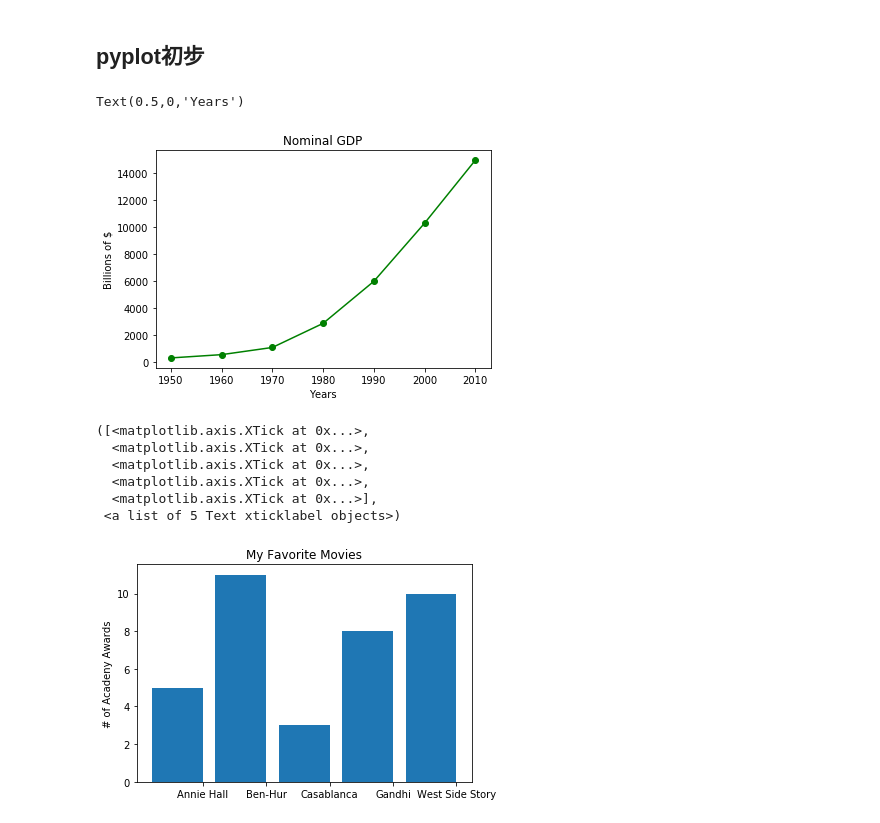
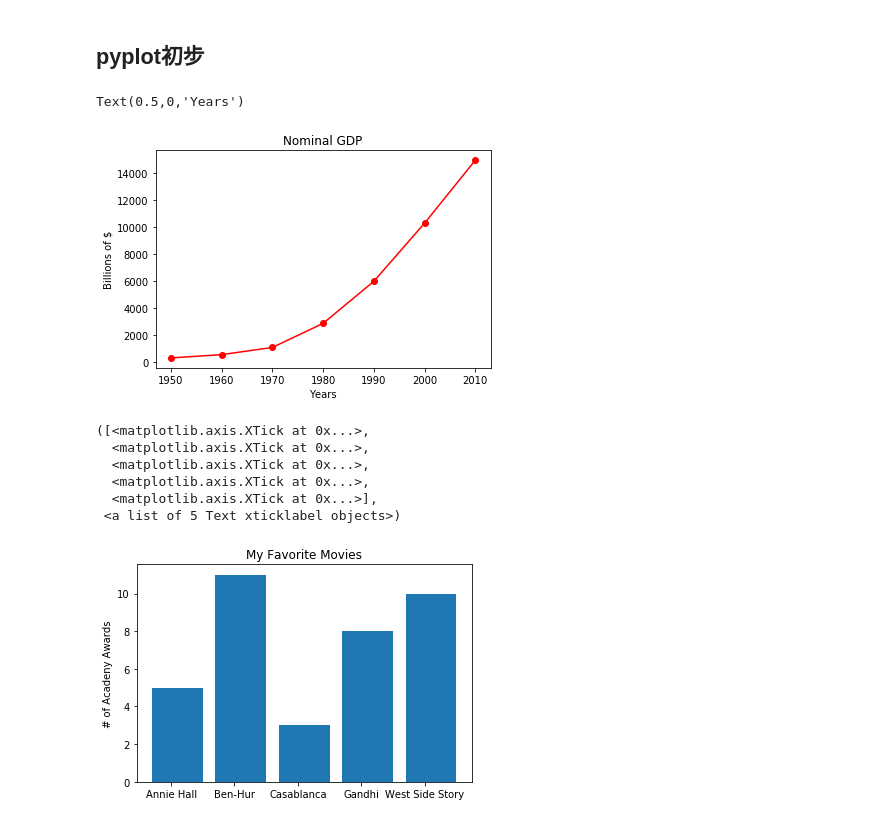
Before and after one commit to lqleon1214/data_analysis_test, a Jupyter notebook: chp7-matplotlib.ipynb, the cells around one changed output. Cells and saved outputs as stored; diff of their text form; code cells hidden in the pictures.

```diff
--- a/chp7-matplotlib.ipynb
+++ b/chp7-matplotlib.ipynb
@@ -15,31 +15,31 @@ Figure -> Axes -> (Line2D,Text,etc)一个Figure对象可以包含多个子视图
 years = [1950, 1960, 1970, 1980, 1990, 2000,2010]
 gdp = [300.2, 543.3, 1075.9, 2862.5, 5979.6, 10289.7, 14958.3]
 
-plt.plot(years, gdp, color='green', marker='o',linestyle='solid')
+plt.plot(years, gdp, color='red', marker='o',linestyle='solid')
 plt.title('Nominal GDP')
 plt.ylabel('Billions of $')
 plt.xlabel('Years')
 # %% [output]
 Text(0.5,0,'Years')
-[figure, old version]
+[figure, new version]
 # %%
 movies = ['Annie Hall', 'Ben-Hur', 'Casablanca', 'Gandhi', 'West Side Story']
 num_oscars = [5, 11, 3, 8, 10]
 
-xs = [i + 0.1 for i,_ in enumerate(movies)]
+xs = [i + 0.1 for i,_ in enumerate(movies)]   # 这个地方是绘画的起始的位置！（定位tick的起始位置）
 
 plt.bar(xs, num_oscars)
 
 plt.ylabel('# of Acadeny Awards')
 plt.title('My Favorite Movies')
 
 # 下面是在定制显示的位置。
-plt.xticks([i + 0.5 for i,_ in enumerate(movies)], movies)
+plt.xticks([i for i,_ in enumerate(movies)], movies)   # 在哪个位置画的一个个的点，i是tick的位置。
 # %% [output]
 ([<matplotlib.axis.XTick at 0x...>,
   <matplotlib.axis.XTick at 0x...>,
   <matplotlib.axis.XTick at 0x...>,
   <matplotlib.axis.XTick at 0x...>,
   <matplotlib.axis.XTick at 0x...>],
  <a list of 5 Text xticklabel objects>)
-[figure, old version]
+[figure, new version]
```
Also changed, not shown: parts of 16 cells of this notebook.
